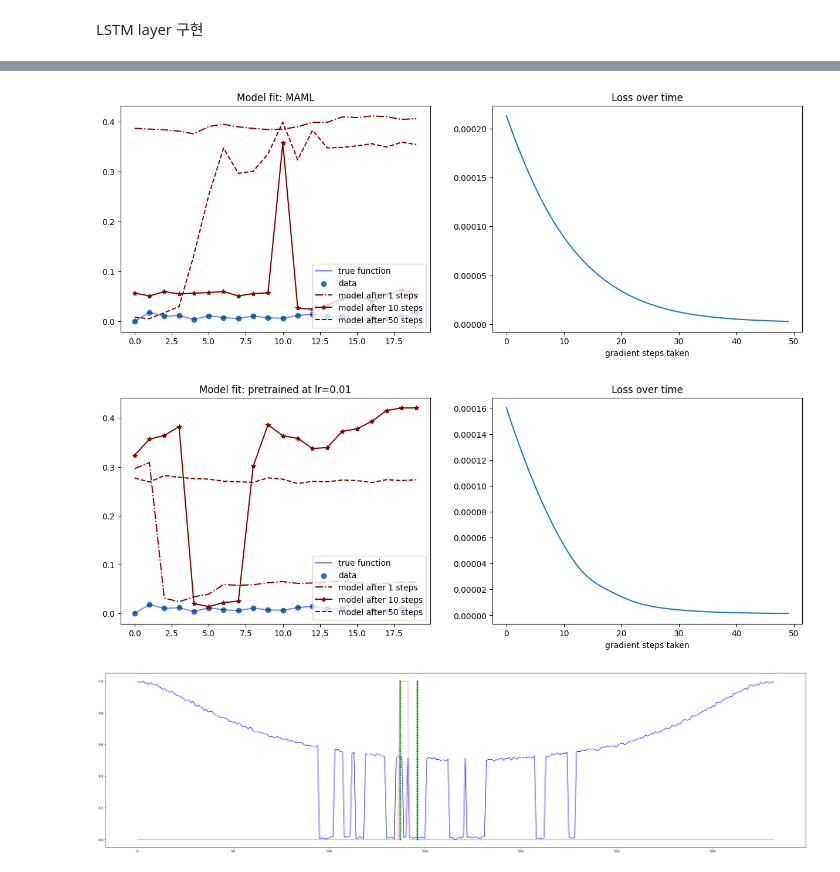
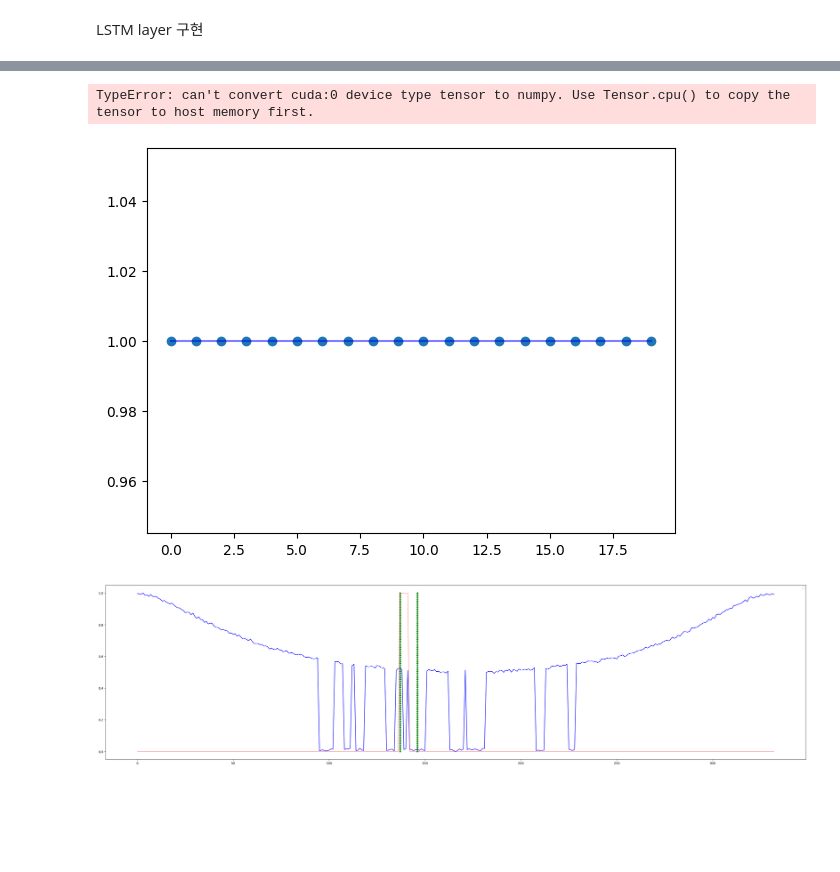
Before and after one commit to appr-jh/Meta_Learning, a Jupyter notebook: Meta.ipynb, the cells around one changed output, grey strips where cells are left out. Drawn from its saved outputs; the diff is of its cells as text; code cells hidden in the pictures; blank space fills up the shorter version.

```diff
--- a/Meta.ipynb
+++ b/Meta.ipynb
@@ -508,7 +528,7 @@ def model_functions_at_training(initial_model, X, y, sampled_steps, optim=torch.
                    seq_len=SEQ_LEN,
                    num_layers=NUM_LAYERS,
                    num_classes=NUM_CLASSES,
-                   device=device)
+                   device=device).to(device)
 
     model.load_state_dict(initial_model.state_dict())
     criterion = CRITERION
@@ -520,6 +540,7 @@ def model_functions_at_training(initial_model, X, y, sampled_steps, optim=torch.
 
     losses = []
     outputs = {}
+
     for step in range(1, num_steps+1):
         loss = criterion(model(X), y) / K
         losses.append(loss.item())
@@ -528,43 +549,41 @@ def model_functions_at_training(initial_model, X, y, sampled_steps, optim=torch.
         model.zero_grad()
         loss.backward()
         optimiser.step()
-        tasks = lstm_Task(SAMPLE_NUM, SEQ_LEN)
-        test_loader = tasks.random_Test_dataset(SEQ_LEN, SPLIT, BATCH_SIZE)
-        for i, data in enumerate(test_loader): # batch
-            seq, target = data
-            # plot the model function
-            if step in sampled_steps:
-                outputs[step] = model(torch.tensor(seq, dtype=torch.float)).detach().numpy()
 
-    outputs['initial'] = initial_model(torch.tensor(seq, dtype=torch.float)).detach().numpy()
+        # plot the model function
+        if step in sampled_steps:
+            outputs[step] = model(torch.tensor(X, dtype=torch.float)).detach().numpy()
+
+    outputs['initial'] = initial_model(torch.tensor(X, dtype=torch.float)).detach().numpy()
 
     return outputs, losses
 # %%
-def plot_sampled_performance(initial_model, model_name, task, X, y, optim=torch.optim.Adam, lr=0.01):
+def plot_sampled_performance(initial_model, model_name, X, y, optim=torch.optim.Adam, lr=0.01):
 
     sampled_steps=[1,10,50]
     outputs, losses = model_functions_at_training(initial_model,
                                                   X, y,
                                                   sampled_steps=sampled_steps,
-                                                  optim=optim, lr=lr)
+                                                  optim=optim,
+                                                  lr=lr)
 
     plt.figure(figsize=(15,5))
     x_axis = np.linspace(0, 19, 20)
     # plot the model functions
     plt.subplot(1, 2, 1)
 
-    plt.plot(y, '-', color=(0, 0, 1, 0.5), label='true function')
-    plt.scatter(x_axis, y, label='data')
+    plt.plot(y.cpu(), '-', color=(0, 0, 1, 0.5), label='true function')
+    plt.scatter(x_axis, y.cpu(), label='data')
 
     for step in sampled_steps:
         if step == 1:
-            plt.plot(outputs[step], '-.', color=(0.5, 0, 0, 1),
+            plt.plot(outputs[step].cpu(), '-.', color=(0.5, 0, 0, 1),
                     label='model after {} steps'.format(step))
         elif step == 10:
-            plt.plot(outputs[step], '*-', color=(0.5, 0, 0, 1),
+            plt.plot(outputs[step].cpu(), '*-', color=(0.5, 0, 0, 1),
                  label='model after {} steps'.format(step))
         elif step == 50:
-            plt.plot(outputs[step], '--', color=(0.5, 0, 0, 1),
+            plt.plot(outputs[step].cpu(), '--', color=(0.5, 0, 0, 1),
                  label='model after {} steps'.format(step))
 
     plt.legend(loc='lower right')
@@ -576,26 +595,18 @@ def plot_sampled_performance(initial_model, model_name, task, X, y, optim=torch.
     plt.title("Loss over time")
     plt.xlabel("gradient steps taken")
     plt.show()
-# %%
-K = 20
-
-tasks = lstm_Task(SAMPLE_NUM, SEQ_LEN)
-test_loader = tasks.random_Test_dataset(SEQ_LEN, SPLIT, BATCH_SIZE)
-losses = []
-n = len(test_loader)
-
-for i, data in enumerate(test_loader): # batch
-    seq, target = data
-    out = model(seq)
-    #print(seq, target) = feature, label
-    loss = nn.MSELoss() # y - y_label
-    losses.append(loss(out, target))
-
-plot_sampled_performance(maml.model, 'MAML', tasks, seq, target)
-plot_sampled_performance(pretrained_model, 'pretrained at lr=0.01', tasks, seq, target)
-# %% [output]
-[figure, removed]
-[figure, removed]
+# %%
+K = 20
+
+X = pl[["Realized_Power"]].values
+y = pl["Real_block"].values
+seq, target = sample_data(X, y, SEQ_LEN, K)
+
+plot_sampled_performance(maml.model, 'MAML', seq, target)
+plot_sampled_performance(pretrained_model, 'pretrained at lr=0.01', seq, target)
+# %% [output]
+TypeError: can't convert cuda:0 device type tensor to numpy. Use Tensor.cpu() to copy the tensor to host memory first.
+[figure, added]
 # %%
 K = 10
 
```
Also changed, not shown: parts of 29 cells of this notebook.
